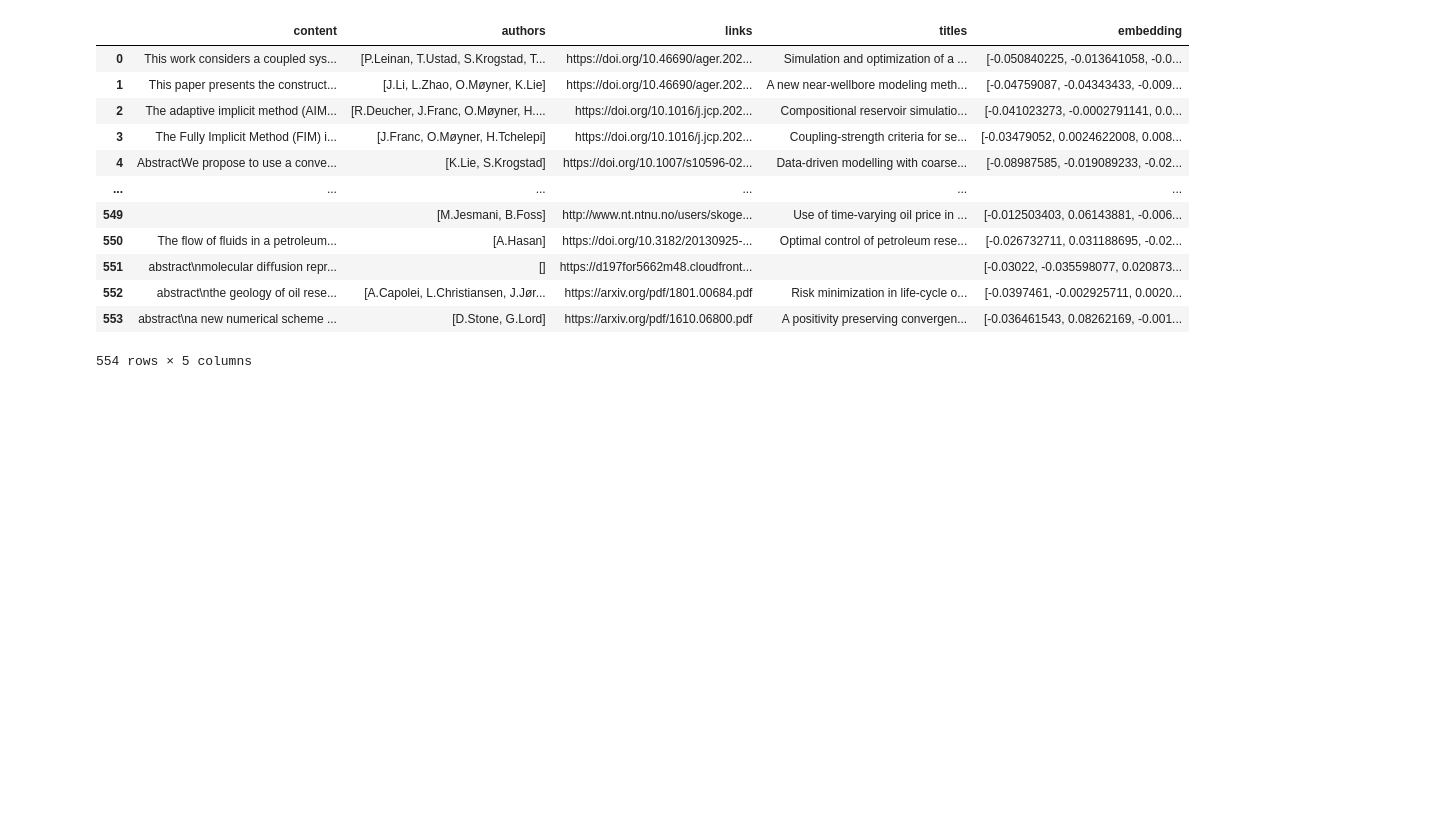
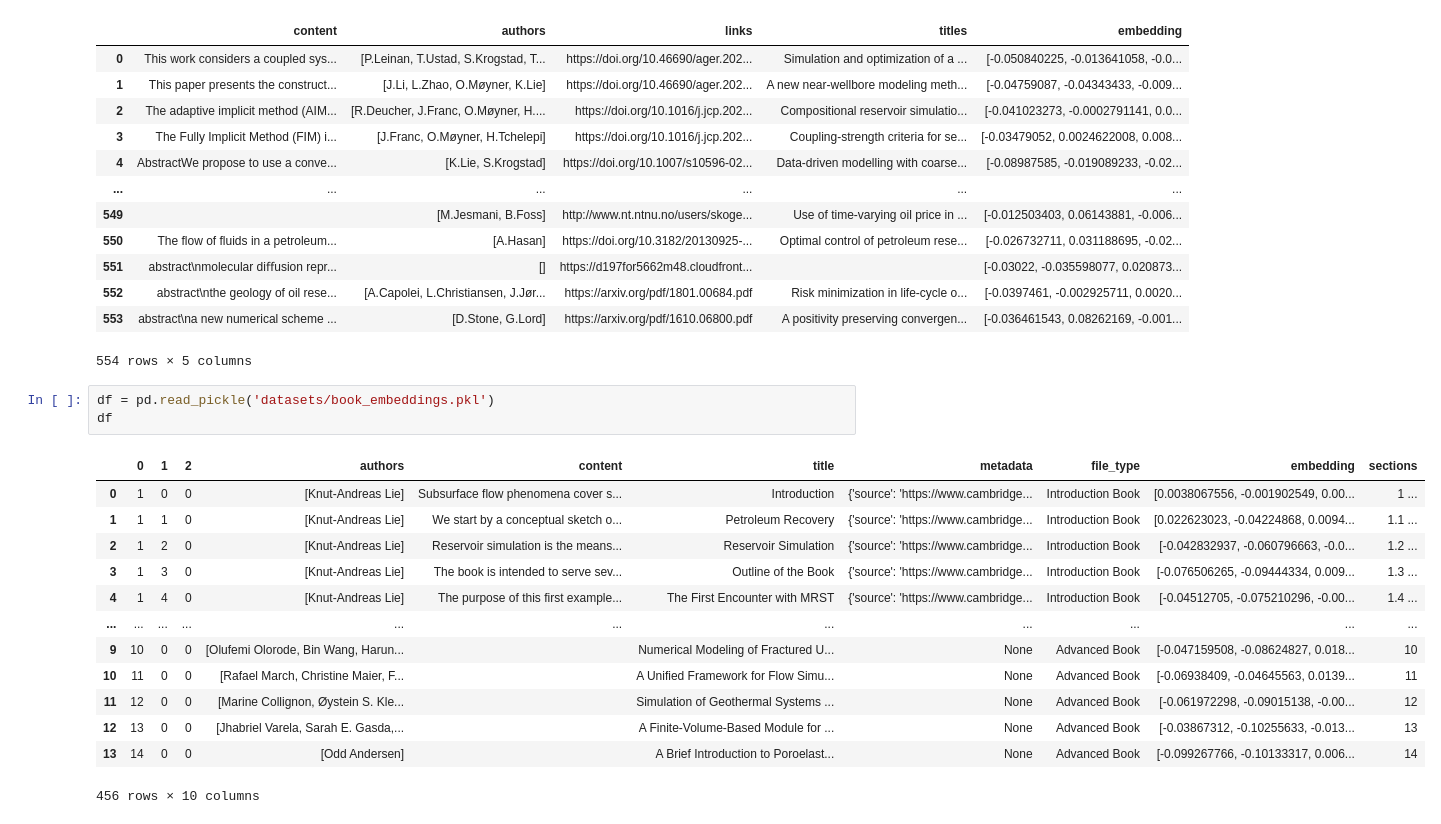
Before and after one commit to aasmund-mjos-sintef/mrst-rag-project, a Jupyter notebook: test.ipynb, the cells around one changed output. Saved outputs shown, nothing was run; the diff lists cells and outputs as text; blank space fills up the shorter version.

Commit message:
Embed links to mrst text books

```diff
--- a/test.ipynb
+++ b/test.ipynb
@@ -484,3 +482,20 @@ df
 | 552 | abstract\nthe geology of oil rese... | [A.Capolei, L.Christiansen, J.Jør... | https://arxiv.org/pdf/1801.00684.pdf | Risk minimization in life-cycle o... | [-0.0397461, -0.002925711, 0.0020... |
 | 553 | abstract\na new numerical scheme ... | [D.Stone, G.Lord] | https://arxiv.org/pdf/1610.06800.pdf | A positivity preserving convergen... | [-0.036461543, 0.08262169, -0.001... |
 554 rows × 5 columns
+# %%
+df = pd.read_pickle('datasets/book_embeddings.pkl')
+df
+# %% [output]
+|  | 0 | 1 | 2 | authors | content | title | metadata | file_type | embedding | sections |
+| 0 | 1 | 0 | 0 | [Knut-Andreas Lie] | Subsurface flow phenomena cover s... | Introduction | {'source': 'https://www.cambridge... | Introduction Book | [0.0038067556, -0.001902549, 0.00... | 1 ... |
+| 1 | 1 | 1 | 0 | [Knut-Andreas Lie] | We start by a conceptual sketch o... | Petroleum Recovery | {'source': 'https://www.cambridge... | Introduction Book | [0.022623023, -0.04224868, 0.0094... | 1.1 ... |
+| 2 | 1 | 2 | 0 | [Knut-Andreas Lie] | Reservoir simulation is the means... | Reservoir Simulation | {'source': 'https://www.cambridge... | Introduction Book | [-0.042832937, -0.060796663, -0.0... | 1.2 ... |
+| 3 | 1 | 3 | 0 | [Knut-Andreas Lie] | The book is intended to serve sev... | Outline of the Book | {'source': 'https://www.cambridge... | Introduction Book | [-0.076506265, -0.09444334, 0.009... | 1.3 ... |
+| 4 | 1 | 4 | 0 | [Knut-Andreas Lie] | The purpose of this first example... | The First Encounter with MRST | {'source': 'https://www.cambridge... | Introduction Book | [-0.04512705, -0.075210296, -0.00... | 1.4 ... |
+| ... | ... | ... | ... | ... | ... | ... | ... | ... | ... | ... |
+| 9 | 10 | 0 | 0 | [Olufemi Olorode, Bin Wang, Harun... |  | Numerical Modeling of Fractured U... | None | Advanced Book | [-0.047159508, -0.08624827, 0.018... | 10 |
+| 10 | 11 | 0 | 0 | [Rafael March, Christine Maier, F... |  | A Unified Framework for Flow Simu... | None | Advanced Book | [-0.06938409, -0.04645563, 0.0139... | 11 |
+| 11 | 12 | 0 | 0 | [Marine Collignon, Øystein S. Kle... |  | Simulation of Geothermal Systems ... | None | Advanced Book | [-0.061972298, -0.09015138, -0.00... | 12 |
+| 12 | 13 | 0 | 0 | [Jhabriel Varela, Sarah E. Gasda,... |  | A Finite-Volume-Based Module for ... | None | Advanced Book | [-0.03867312, -0.10255633, -0.013... | 13 |
+| 13 | 14 | 0 | 0 | [Odd Andersen] |  | A Brief Introduction to Poroelast... | None | Advanced Book | [-0.099267766, -0.10133317, 0.006... | 14 |
+456 rows × 10 columns
```
Also changed, not shown: parts of 2 cells of this notebook, 1 other file.
